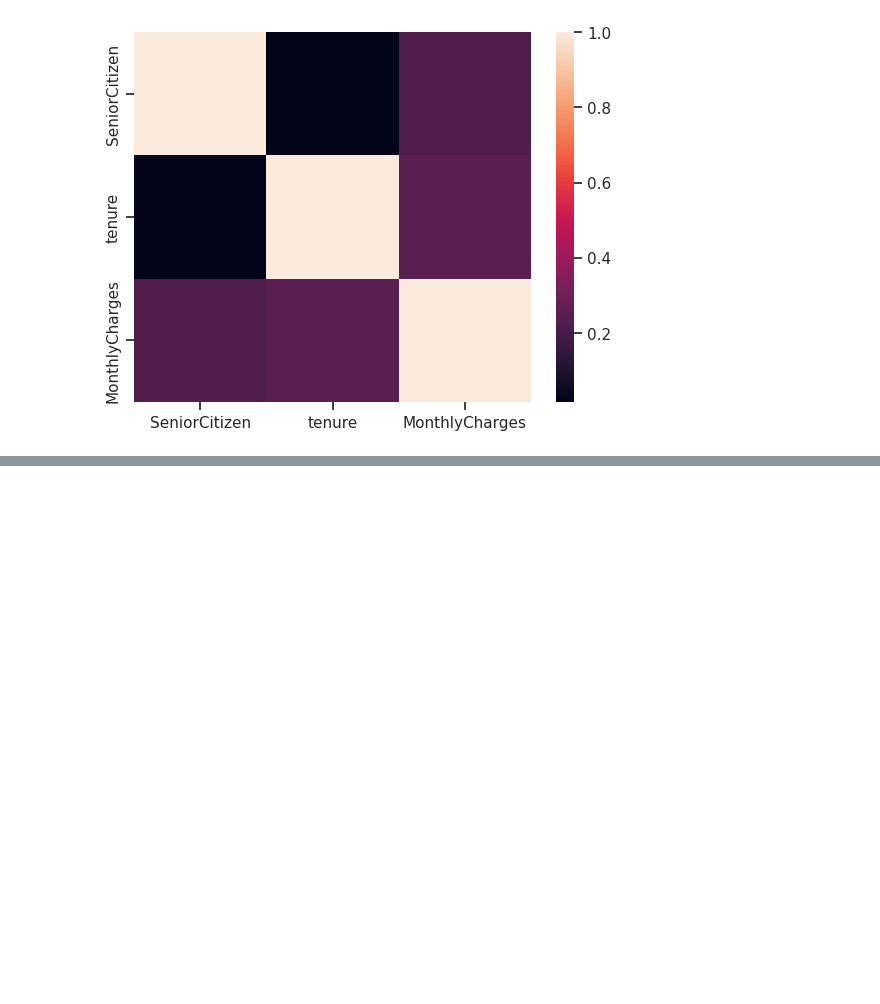
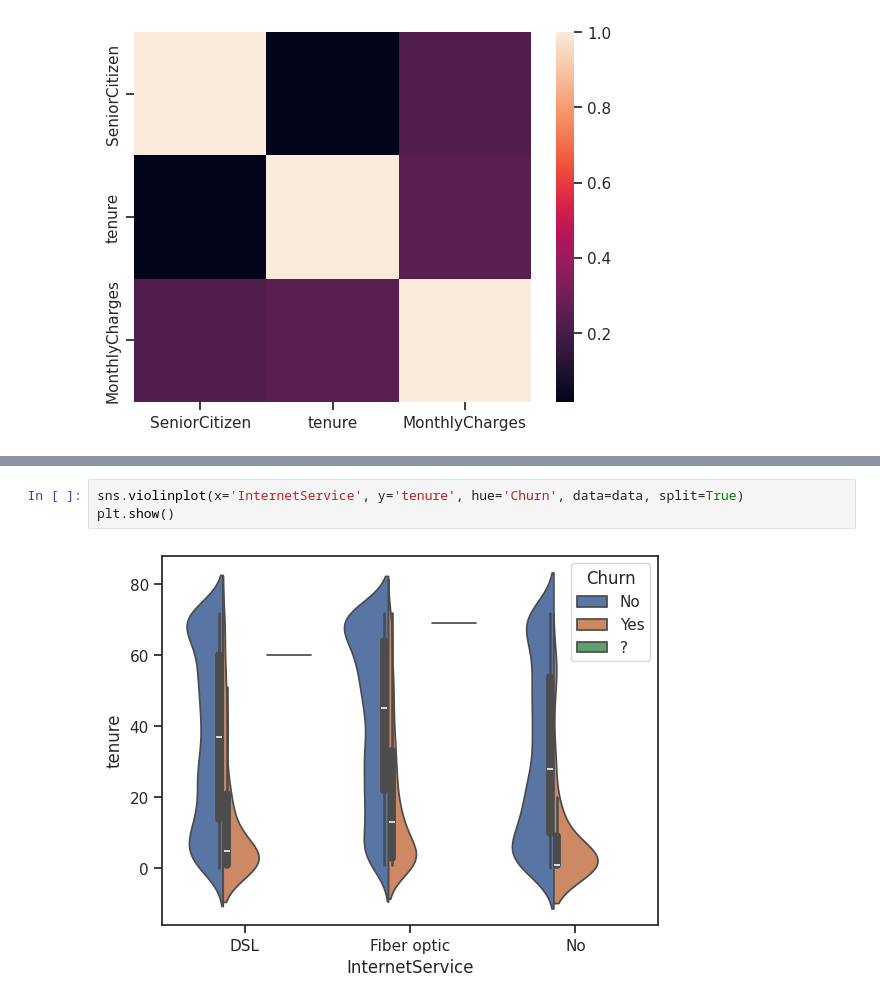
Before and after one commit to ajithk1503/EDA-DA, a Jupyter notebook: EDA_da.ipynb, the cells around one changed output, grey strips where cells are left out. Drawn from its saved outputs; the diff is of its cells as text; blank space fills up the shorter version.

```diff
--- a/EDA_da.ipynb
+++ b/EDA_da.ipynb
@@ -297,0 +301,5 @@ data
+# %%
+sns.violinplot(x='InternetService', y='tenure', hue='Churn', data=data, split=True)
+plt.show()
+# %% [output]
+[figure, added]
```
Also changed, not shown: parts of 4 cells of this notebook.
